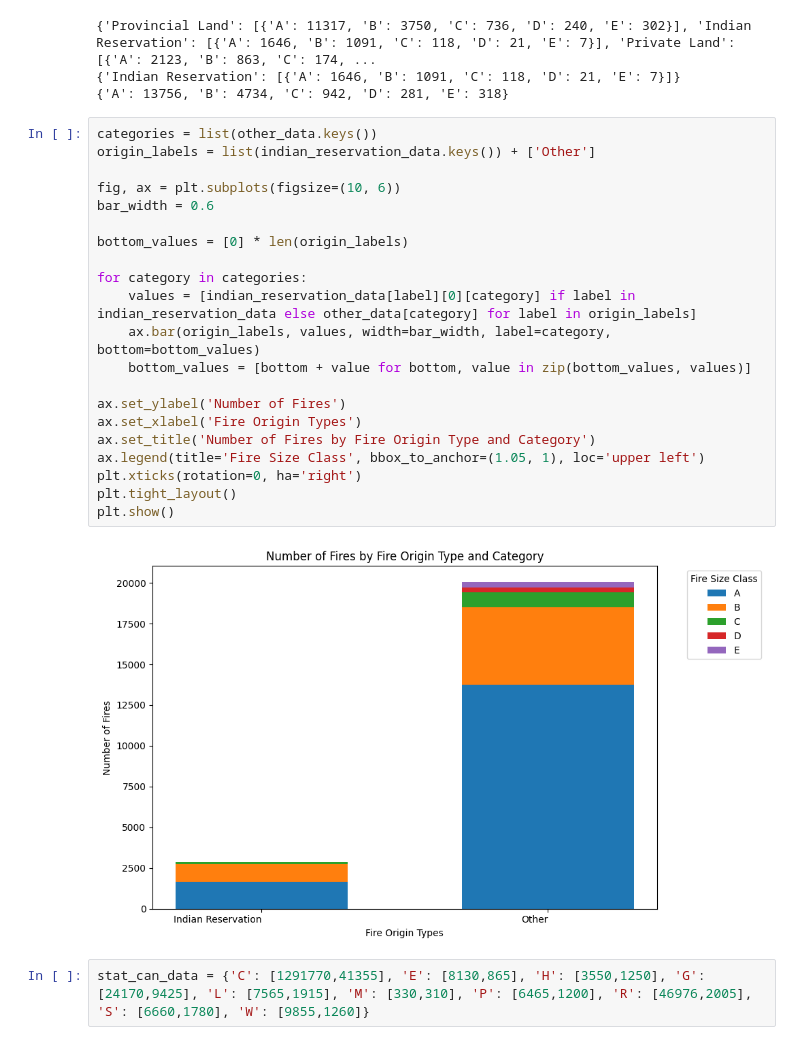
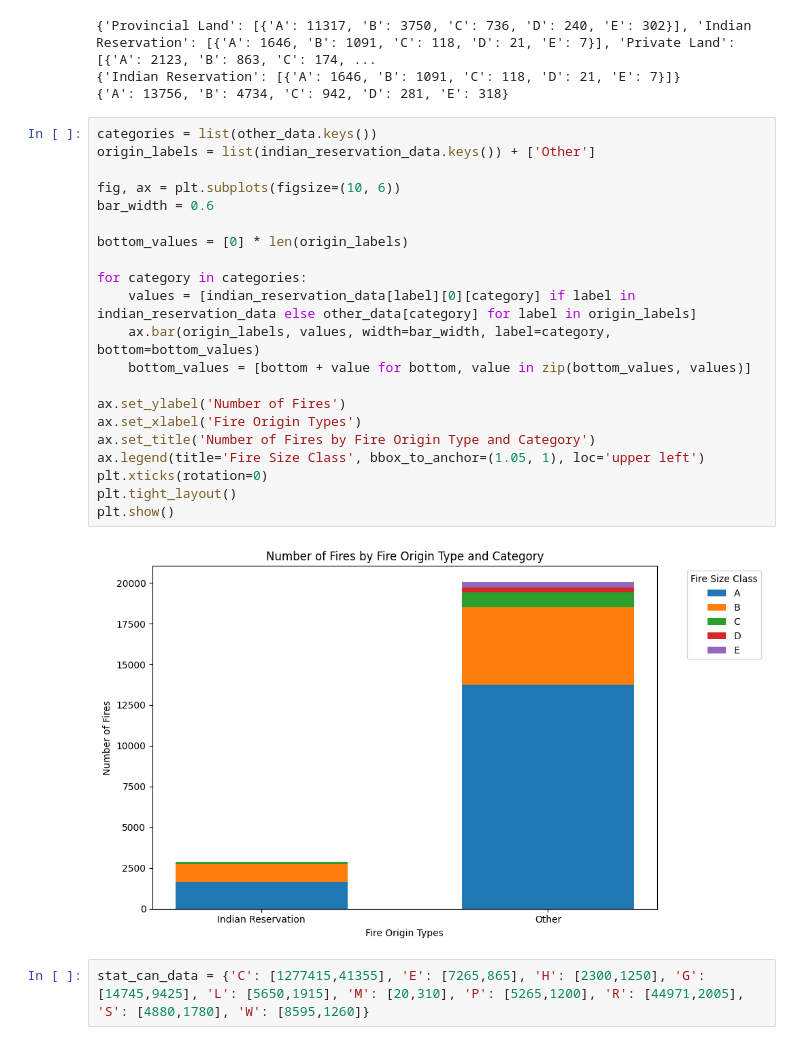
Before and after one commit to pandya-aditya/CxC_Hackathon, a Jupyter notebook: main.ipynb, the cells around one changed output. Saved outputs shown, nothing was run; the diff lists cells and outputs as text.

Commit message:
Updated stat_can_data values
Changed the values to be people excluding indigenous people and only indigenous people.

```diff
--- a/main.ipynb
+++ b/main.ipynb
@@ -378,25 +428,25 @@ print(other_data)
 # %%
 categories = list(other_data.keys())
 origin_labels = list(indian_reservation_data.keys()) + ['Other']
 
 fig, ax = plt.subplots(figsize=(10, 6))
 bar_width = 0.6
 
 bottom_values = [0] * len(origin_labels)
 
 for category in categories:
     values = [indian_reservation_data[label][0][category] if label in indian_reservation_data else other_data[category] for label in origin_labels]
     ax.bar(origin_labels, values, width=bar_width, label=category, bottom=bottom_values)
     bottom_values = [bottom + value for bottom, value in zip(bottom_values, values)]
 
 ax.set_ylabel('Number of Fires')
 ax.set_xlabel('Fire Origin Types')
 ax.set_title('Number of Fires by Fire Origin Type and Category')
 ax.legend(title='Fire Size Class', bbox_to_anchor=(1.05, 1), loc='upper left')
-plt.xticks(rotation=0, ha='right')
+plt.xticks(rotation=0)
 plt.tight_layout()
 plt.show()
 # %% [output]
-[figure, old version]
+[figure, new version]
 # %%
-stat_can_data = {'C': [1291770,41355], 'E': [8130,865], 'H': [3550,1250], 'G': [24170,9425], 'L': [7565,1915], 'M': [330,310], 'P': [6465,1200], 'R': [46976,2005], 'S': [6660,1780], 'W': [9855,1260]}
+stat_can_data = {'C': [1277415,41355], 'E': [7265,865], 'H': [2300,1250], 'G': [14745,9425], 'L': [5650,1915], 'M': [20,310], 'P': [5265,1200], 'R': [44971,2005], 'S': [4880,1780], 'W': [8595,1260]}
```
Also changed, not shown: parts of 3 cells of this notebook.
